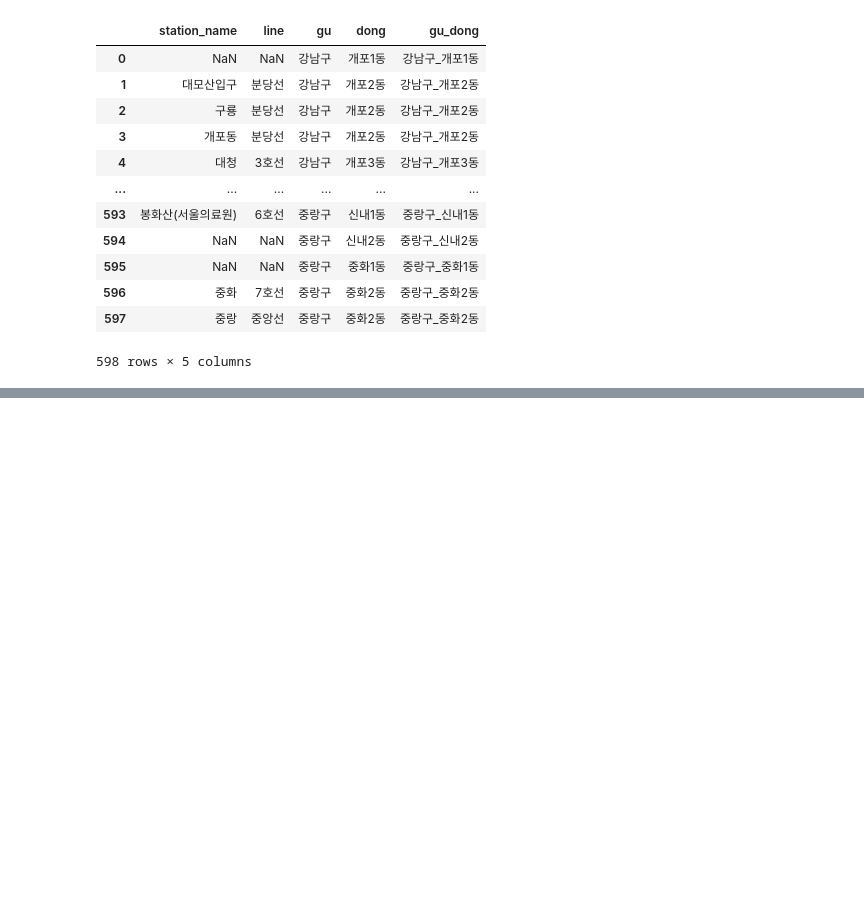
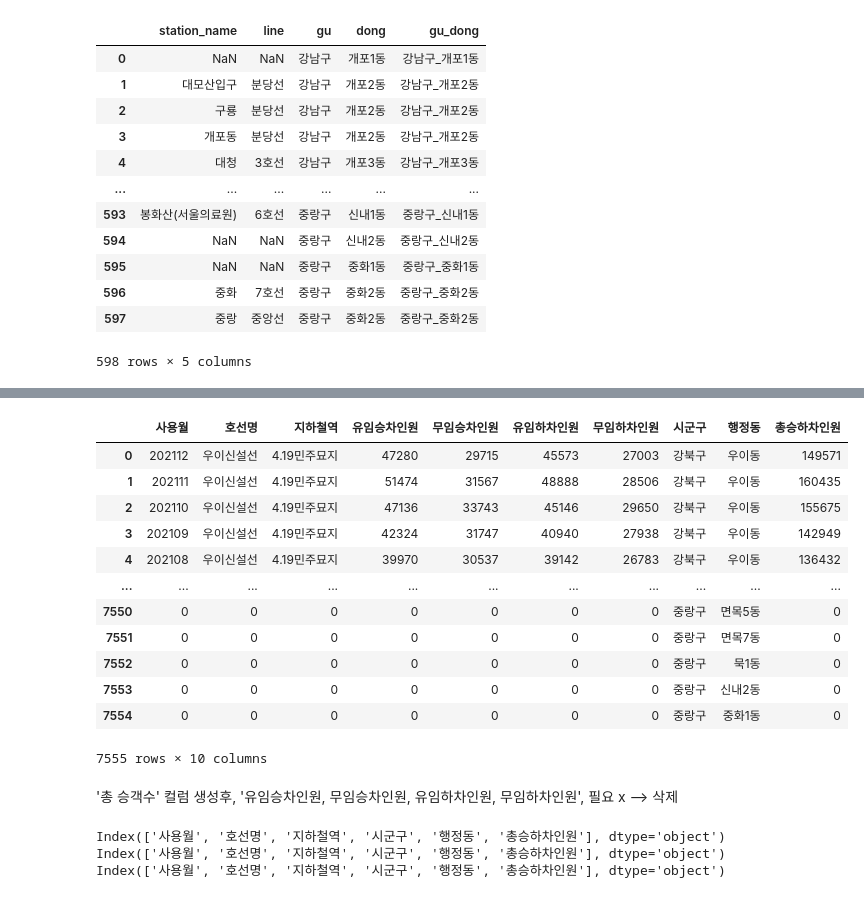
Before and after one commit to icehotcocoa/apt-project, a Jupyter notebook: JSW/re_subway_19_20_21.ipynb, the cells around one changed output, grey strips where cells are left out. Drawn from its saved outputs; the diff is of its cells as text; code cells hidden in the pictures; blank space fills up the shorter version.

```diff
--- a/JSW/re_subway_19_20_21.ipynb
+++ b/JSW/re_subway_19_20_21.ipynb
@@ -118,0 +200,29 @@ station_merge_all
+# %%
+# 총 승하차인원 컬럼 생성
+
+# 데이터 프레임 리스트
+station_all = [station_merge19, station_merge20, station_merge21]
+
+# 각 데이터 프레임에 대해 합산 컬럼 추가
+for df in station_all:
+    df['총승하차인원'] = df[['유임승차인원', '무임승차인원', '유임하차인원', '무임하차인원']].sum(axis=1)
+
+station_merge19
+station_merge20
+station_merge21
+# %% [output]
+|  | 사용월 | 호선명 | 지하철역 | 유임승차인원 | 무임승차인원 | 유임하차인원 | 무임하차인원 | 시군구 | 행정동 | 총승하차인원 |
+| 0 | 202112 | 우이신설선 | 4.19민주묘지 | 47280 | 29715 | 45573 | 27003 | 강북구 | 우이동 | 149571 |
+| 1 | 202111 | 우이신설선 | 4.19민주묘지 | 51474 | 31567 | 48888 | 28506 | 강북구 | 우이동 | 160435 |
+| 2 | 202110 | 우이신설선 | 4.19민주묘지 | 47136 | 33743 | 45146 | 29650 | 강북구 | 우이동 | 155675 |
+| 3 | 202109 | 우이신설선 | 4.19민주묘지 | 42324 | 31747 | 40940 | 27938 | 강북구 | 우이동 | 142949 |
+| 4 | 202108 | 우이신설선 | 4.19민주묘지 | 39970 | 30537 | 39142 | 26783 | 강북구 | 우이동 | 136432 |
+| ... | ... | ... | ... | ... | ... | ... | ... | ... | ... | ... |
+| 7550 | 0 | 0 | 0 | 0 | 0 | 0 | 0 | 중랑구 | 면목5동 | 0 |
+| 7551 | 0 | 0 | 0 | 0 | 0 | 0 | 0 | 중랑구 | 면목7동 | 0 |
+| 7552 | 0 | 0 | 0 | 0 | 0 | 0 | 0 | 중랑구 | 묵1동 | 0 |
+| 7553 | 0 | 0 | 0 | 0 | 0 | 0 | 0 | 중랑구 | 신내2동 | 0 |
+| 7554 | 0 | 0 | 0 | 0 | 0 | 0 | 0 | 중랑구 | 중화1동 | 0 |
+7555 rows × 10 columns
+# %% [markdown]
+'총 승객수' 컬럼 생성후, '유임승차인원, 무임승차인원, 유임하차인원, 무임하차인원', 필요 x --> 삭제
@@ -118,0 +241,9 @@ station_merge_all
+# %%
+# 삭제 확인
+print(station_merge19.columns)
+print(station_merge20.columns)
+print(station_merge21.columns)
+# %% [output]
+Index(['사용월', '호선명', '지하철역', '시군구', '행정동', '총승하차인원'], dtype='object')
+Index(['사용월', '호선명', '지하철역', '시군구', '행정동', '총승하차인원'], dtype='object')
+Index(['사용월', '호선명', '지하철역', '시군구', '행정동', '총승하차인원'], dtype='object')
```
Also changed, not shown: parts of 51 cells of this notebook, 1 other file.
